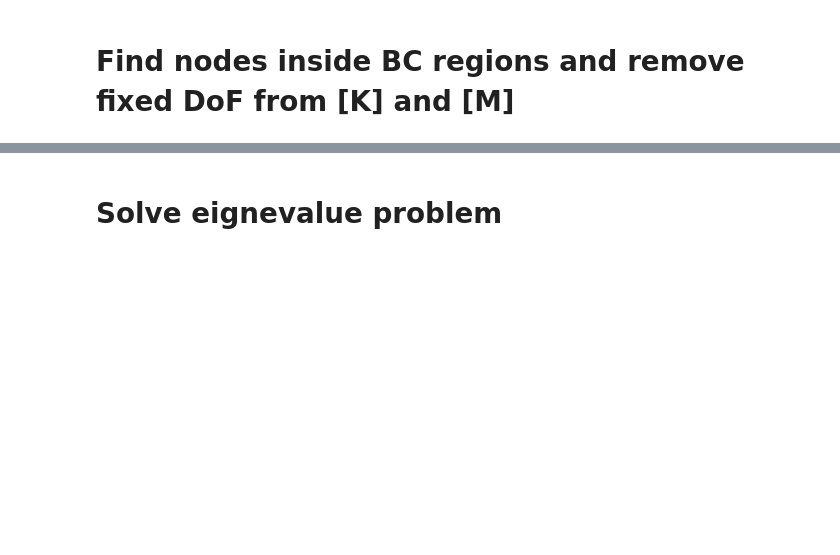
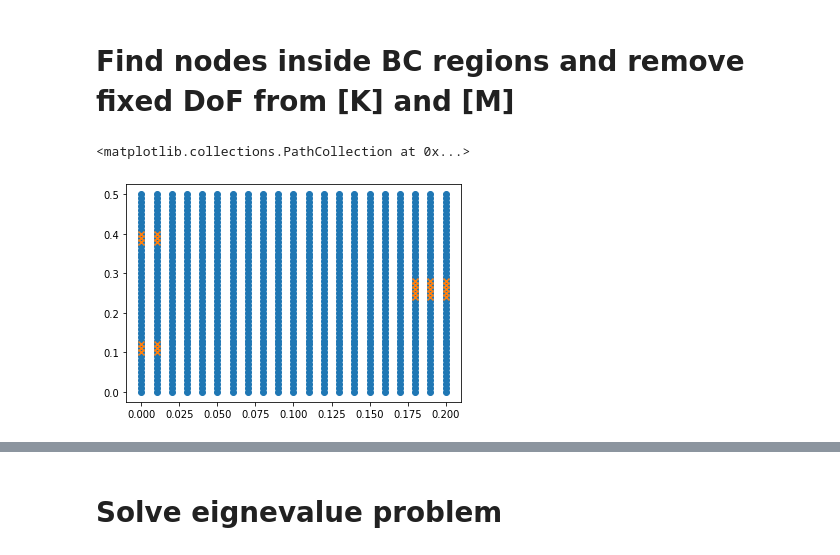
Before and after one commit to lucas-schroeder/Master_program_UFSC, a Jupyter notebook: VA/work2/FEM_Plate_lucas_schroeder.ipynb, the cells around one changed output, grey strips where cells are left out. Cells and saved outputs as stored; diff of their text form; code cells hidden in the pictures; blank space fills up the shorter version.

```diff
--- a/VA/work2/FEM_Plate_lucas_schroeder.ipynb
+++ b/VA/work2/FEM_Plate_lucas_schroeder.ipynb
@@ -201,9 +219,11 @@ region3 = np.array([[0.180, 0.240], [0.200, 0.280]])
 regions = {1: region1, 2: region2, 3: region3}
 
 fixed_dof = list()
+fixed_nodes = list()
 for r in regions.values():
-    dof = node_coor[(node_coor['x'].between(r[0][0], r[1][0])) & (node_coor['y'].between(r[0][1], r[1][1]))].index.tolist()
-    fixed_dof += dof
+    fixed_nodes += node_coor[(node_coor['x'].between(r[0][0], r[1][0])) & (node_coor['y'].between(r[0][1], r[1][1]))].index.tolist()
+for node in fixed_nodes:
+    fixed_dof += node_GL.loc[node].tolist()
 
 M_backup = M.copy()
 K_backup = K.copy()
@@ -213,6 +233,12 @@ for j in range(1, len(fixed_dof)+1):
     M = np.delete(M, fixed_dof[j-1]-j, axis=0)
     K = np.delete(K, fixed_dof[j-1]-j, axis=1)
     K = np.delete(K, fixed_dof[j-1]-j, axis=0)
+# %%
+plt.scatter(x=node_coor['x'], y=node_coor['y'])
+plt.scatter(x=node_coor['x'][fixed_nodes], y=node_coor['y'][fixed_nodes], marker='x')
+# %% [output]
+<matplotlib.collections.PathCollection at 0x...>
+[figure, added]
 # %%
 print('M is symmetric: ', np.allclose(M_backup, M_backup.T, rtol=1e-5, atol=1e-5))
 print('K is symmetric: ', np.allclose(K_backup, K_backup.T, rtol=1e-5, atol=1e-5))
```
Also changed, not shown: parts of 12 cells of this notebook.
